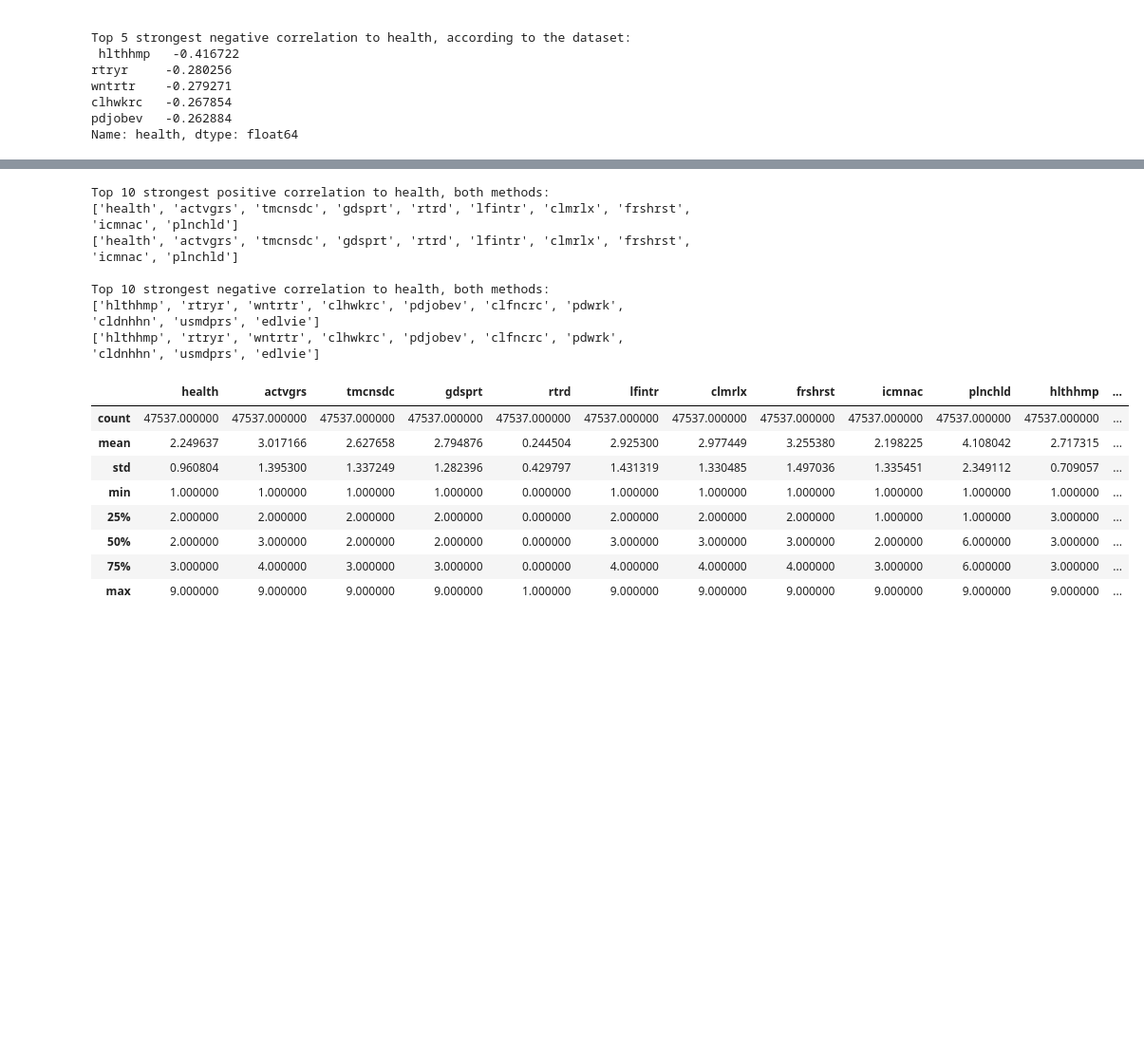
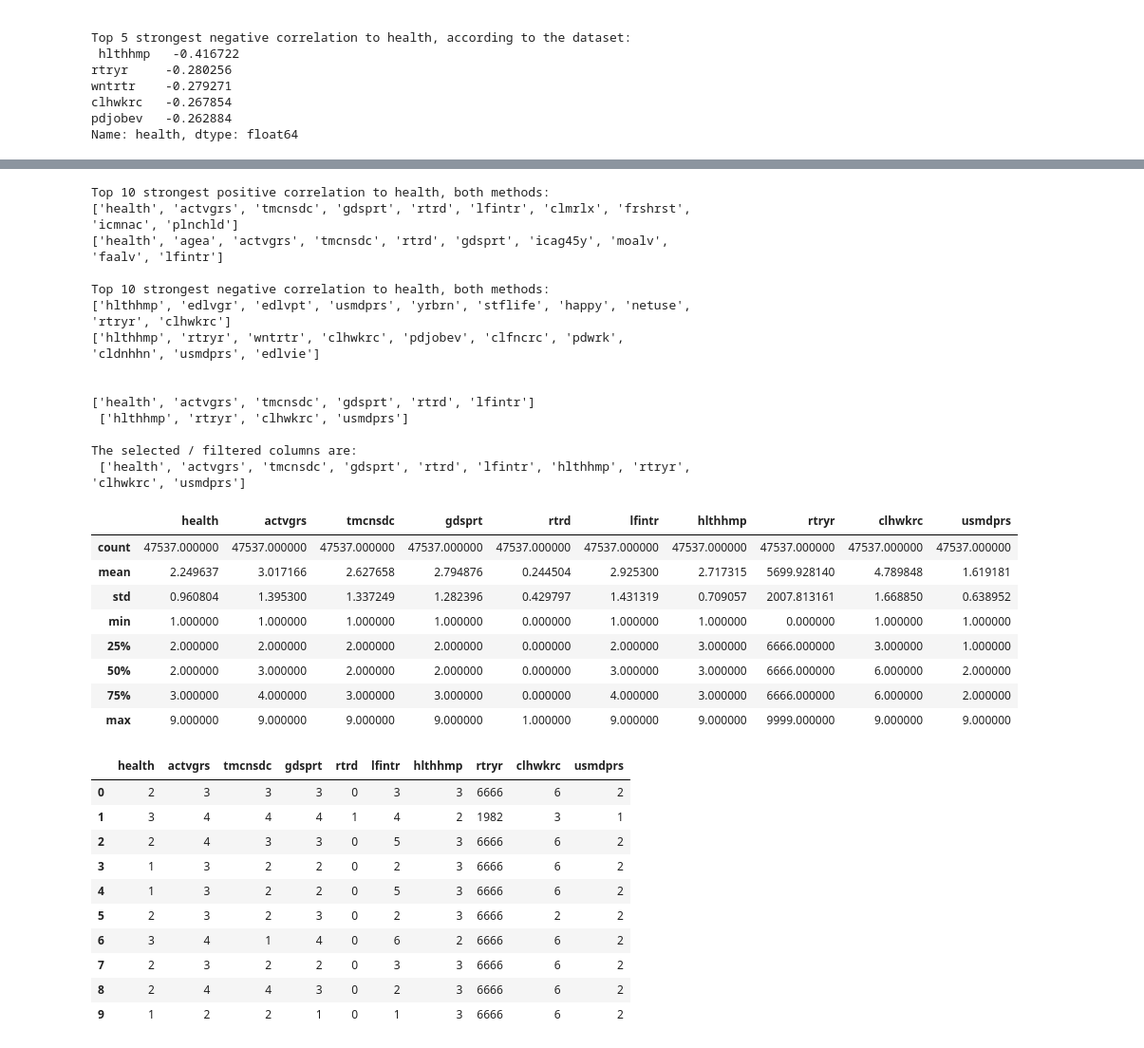
Before and after one commit to Kien-LeChi/python-data-analyics-year1, a Jupyter notebook: European Subjective General Health.ipynb, the cells around one changed output, grey strips where cells are left out. Shown: that part at 95% size. Cells and saved outputs as stored; diff of their text form; code cells hidden in the pictures; blank space fills up the shorter version.

Commit message:
Added another correlation

```diff
--- a/European Subjective General Health.ipynb
+++ b/European Subjective General Health.ipynb
@@ -63,8 +66,10 @@ clhwkrc   -0.267854
 pdjobev   -0.262884
 Name: health, dtype: float64
 # %%
-## Using another method to detect correlations with health
-correlation2 = df.corr(method = 'pearson', numeric_only=True)['health']
+## Use a different method to calculate correlation
+correlation2 = df.corr(method = 'spearman',
+                       numeric_only = True,
+                       )['health']
 # %%
 ## Filter out the top 10, positive and negative
 print("Top 5 strongest positive correlation to health, according to the dataset:\n",
@@ -93,44 +98,76 @@ Name: health, dtype: float64
 # %%
 ## The selected columns would contribute to the analysis of the dataset.
 
 print("Top 10 strongest positive correlation to health, both methods:")
 print(correlation.sort_values(ascending=False).head(10).index.tolist())
 print(correlation2.sort_values(ascending=False).head(10).index.tolist())
 ## Although the two methods are different, they yield similar results.
 
-pos_correlation = correlation.sort_values(ascending=False).head(10).index.tolist()
+correlation_list_pos_1 = correlation.sort_values(ascending=False).head(10).index.tolist()
+correlation_list_pos_2 = correlation2.sort_values(ascending=False).head(10).index.tolist()
+common_pos_correlation = [item for item in correlation_list_pos_1 if item in correlation_list_pos_2]
 
 print()
 print("Top 10 strongest negative correlation to health, both methods:")
 print(correlation2.sort_values(ascending=True).head(10).index.tolist())
 print(correlation.sort_values(ascending=True).head(10).index.tolist())
+## Same goes with the negative correlations.
 
-neg_correlation = correlation2.sort_values(ascending=True).head(10).index.tolist()
+print('\n')
+correlation_list_neg_1 = correlation.sort_values(ascending=True).head(10).index.tolist()
+correlation_list_neg_2 = correlation2.sort_values(ascending=True).head(10).index.tolist()
+common_neg_correlation = [item for item in correlation_list_neg_1 if item in correlation_list_neg_2]
 
+print(common_pos_correlation, '\n', common_neg_correlation)
 ## The selected columns would contribute to the analysis of the dataset.
-selected_columns = pos_correlation + neg_correlation
+selected_columns = common_pos_correlation + common_neg_correlation
+
+print()
+print("The selected / filtered columns are: \n", selected_columns)
 
 ## Analysis dataframe
 filtered_df = df[selected_columns]
 
-filtered_df.describe()
+display(filtered_df.describe())
+print('\n' * 3)
+
+## Some first few lines of the newly filtered dataframe
+display(filtered_df.head(10))
 # %% [output]
 Top 10 strongest positive correlation to health, both methods:
 ['health', 'actvgrs', 'tmcnsdc', 'gdsprt', 'rtrd', 'lfintr', 'clmrlx', 'frshrst', 'icmnac', 'plnchld']
-['health', 'actvgrs', 'tmcnsdc', 'gdsprt', 'rtrd', 'lfintr', 'clmrlx', 'frshrst', 'icmnac', 'plnchld']
+['health', 'agea', 'actvgrs', 'tmcnsdc', 'rtrd', 'gdsprt', 'icag45y', 'moalv', 'faalv', 'lfintr']
 
 Top 10 strongest negative correlation to health, both methods:
+['hlthhmp', 'edlvgr', 'edlvpt', 'usmdprs', 'yrbrn', 'stflife', 'happy', 'netuse', 'rtryr', 'clhwkrc']
 ['hlthhmp', 'rtryr', 'wntrtr', 'clhwkrc', 'pdjobev', 'clfncrc', 'pdwrk', 'cldnhhn', 'usmdprs', 'edlvie']
-['hlthhmp', 'rtryr', 'wntrtr', 'clhwkrc', 'pdjobev', 'clfncrc', 'pdwrk', 'cldnhhn', 'usmdprs', 'edlvie']
+
+
+['health', 'actvgrs', 'tmcnsdc', 'gdsprt', 'rtrd', 'lfintr']
+ ['hlthhmp', 'rtryr', 'clhwkrc', 'usmdprs']
+
+The selected / filtered columns are:
+ ['health', 'actvgrs', 'tmcnsdc', 'gdsprt', 'rtrd', 'lfintr', 'hlthhmp', 'rtryr', 'clhwkrc', 'usmdprs']
-|  | health | actvgrs | tmcnsdc | gdsprt | rtrd | lfintr | clmrlx | frshrst | icmnac | plnchld | hlthhmp | ... |
-| count | 47537.000000 | 47537.000000 | 47537.000000 | 47537.000000 | 47537.000000 | 47537.000000 | 47537.000000 | 47537.000000 | 47537.000000 | 47537.000000 | 47537.000000 | ... |
-| mean | 2.249637 | 3.017166 | 2.627658 | 2.794876 | 0.244504 | 2.925300 | 2.977449 | 3.255380 | 2.198225 | 4.108042 | 2.717315 | ... |
-| std | 0.960804 | 1.395300 | 1.337249 | 1.282396 | 0.429797 | 1.431319 | 1.330485 | 1.497036 | 1.335451 | 2.349112 | 0.709057 | ... |
-| min | 1.000000 | 1.000000 | 1.000000 | 1.000000 | 0.000000 | 1.000000 | 1.000000 | 1.000000 | 1.000000 | 1.000000 | 1.000000 | ... |
-| 25% | 2.000000 | 2.000000 | 2.000000 | 2.000000 | 0.000000 | 2.000000 | 2.000000 | 2.000000 | 1.000000 | 1.000000 | 3.000000 | ... |
-| 50% | 2.000000 | 3.000000 | 2.000000 | 2.000000 | 0.000000 | 3.000000 | 3.000000 | 3.000000 | 2.000000 | 6.000000 | 3.000000 | ... |
-| 75% | 3.000000 | 4.000000 | 3.000000 | 3.000000 | 0.000000 | 4.000000 | 4.000000 | 4.000000 | 3.000000 | 6.000000 | 3.000000 | ... |
-| max | 9.000000 | 9.000000 | 9.000000 | 9.000000 | 1.000000 | 9.000000 | 9.000000 | 9.000000 | 9.000000 | 9.000000 | 9.000000 | ... |
+|  | health | actvgrs | tmcnsdc | gdsprt | rtrd | lfintr | hlthhmp | rtryr | clhwkrc | usmdprs |
+| count | 47537.000000 | 47537.000000 | 47537.000000 | 47537.000000 | 47537.000000 | 47537.000000 | 47537.000000 | 47537.000000 | 47537.000000 | 47537.000000 |
+| mean | 2.249637 | 3.017166 | 2.627658 | 2.794876 | 0.244504 | 2.925300 | 2.717315 | 5699.928140 | 4.789848 | 1.619181 |
+| std | 0.960804 | 1.395300 | 1.337249 | 1.282396 | 0.429797 | 1.431319 | 0.709057 | 2007.813161 | 1.668850 | 0.638952 |
+| min | 1.000000 | 1.000000 | 1.000000 | 1.000000 | 0.000000 | 1.000000 | 1.000000 | 0.000000 | 1.000000 | 1.000000 |
+| 25% | 2.000000 | 2.000000 | 2.000000 | 2.000000 | 0.000000 | 2.000000 | 3.000000 | 6666.000000 | 3.000000 | 1.000000 |
+| 50% | 2.000000 | 3.000000 | 2.000000 | 2.000000 | 0.000000 | 3.000000 | 3.000000 | 6666.000000 | 6.000000 | 2.000000 |
+| 75% | 3.000000 | 4.000000 | 3.000000 | 3.000000 | 0.000000 | 4.000000 | 3.000000 | 6666.000000 | 6.000000 | 2.000000 |
+| max | 9.000000 | 9.000000 | 9.000000 | 9.000000 | 1.000000 | 9.000000 | 9.000000 | 9999.000000 | 9.000000 | 9.000000 |
+|  | health | actvgrs | tmcnsdc | gdsprt | rtrd | lfintr | hlthhmp | rtryr | clhwkrc | usmdprs |
+| 0 | 2 | 3 | 3 | 3 | 0 | 3 | 3 | 6666 | 6 | 2 |
+| 1 | 3 | 4 | 4 | 4 | 1 | 4 | 2 | 1982 | 3 | 1 |
+| 2 | 2 | 4 | 3 | 3 | 0 | 5 | 3 | 6666 | 6 | 2 |
+| 3 | 1 | 3 | 2 | 2 | 0 | 2 | 3 | 6666 | 6 | 2 |
+| 4 | 1 | 3 | 2 | 2 | 0 | 5 | 3 | 6666 | 6 | 2 |
+| 5 | 2 | 3 | 2 | 3 | 0 | 2 | 3 | 6666 | 2 | 2 |
+| 6 | 3 | 4 | 1 | 4 | 0 | 6 | 2 | 6666 | 6 | 2 |
+| 7 | 2 | 3 | 2 | 2 | 0 | 3 | 3 | 6666 | 6 | 2 |
+| 8 | 2 | 4 | 4 | 3 | 0 | 2 | 3 | 6666 | 6 | 2 |
+| 9 | 1 | 2 | 2 | 1 | 0 | 1 | 3 | 6666 | 6 | 2 |
 # %%
 ## Overall health status of Europe
 
```
Also changed, not shown: parts of 5 cells of this notebook.
